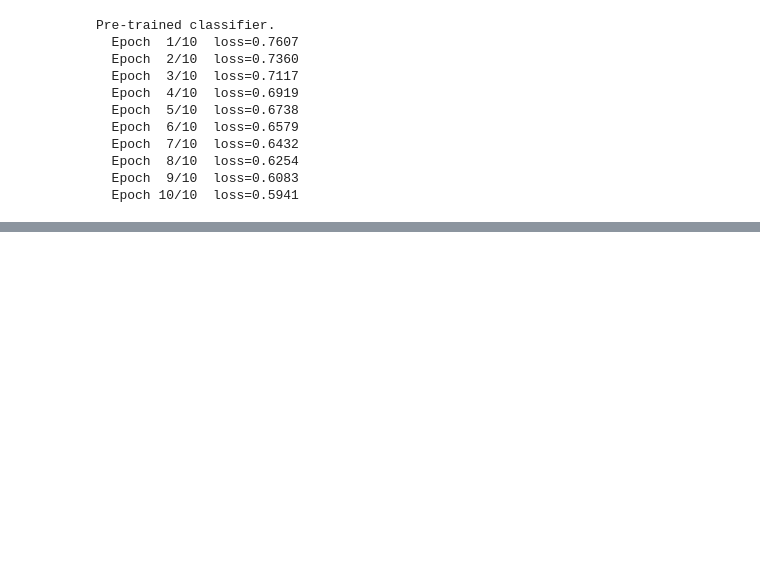
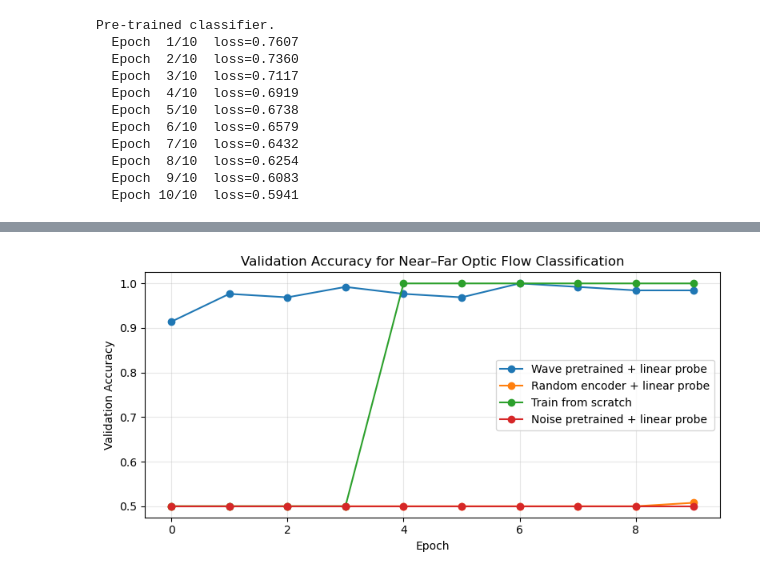
Before and after one commit to mirajiang/neuro-1401-final-project, a Jupyter notebook: project.ipynb, the cells around one changed output, grey strips where cells are left out. Saved outputs shown, nothing was run; the diff lists cells and outputs as text; code cells hidden in the pictures; blank space fills up the shorter version.

```diff
--- a/project.ipynb
+++ b/project.ipynb
@@ -457,0 +796,17 @@ Pre-trained classifier.
+# %%
+# compare validation accuracy
+
+plt.figure(figsize=(8, 4))
+plt.plot(wave_probe_hist["val_acc"], marker="o", label="Wave pretrained + linear probe")
+plt.plot(random_probe_hist["val_acc"], marker="o", label="Random encoder + linear probe")
+plt.plot(scratch_hist["val_acc"], marker="o", label="Train from scratch")
+plt.plot(noise_probe_hist["val_acc"], marker="o", label="Noise pretrained + linear probe")
+plt.xlabel("Epoch")
+plt.ylabel("Validation Accuracy")
+plt.title("Validation Accuracy for Near–Far Optic Flow Classification")
+plt.legend()
+plt.grid(True, alpha=0.3)
+plt.tight_layout()
+plt.show()
+# %% [output]
+[figure, added]
```
Also changed, not shown: parts of 29 cells of this notebook.
